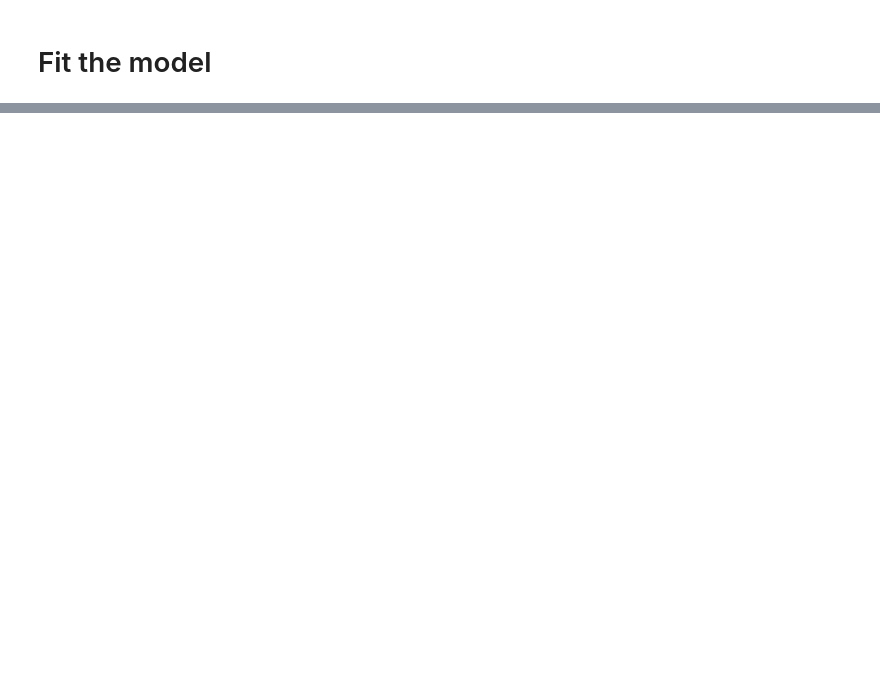
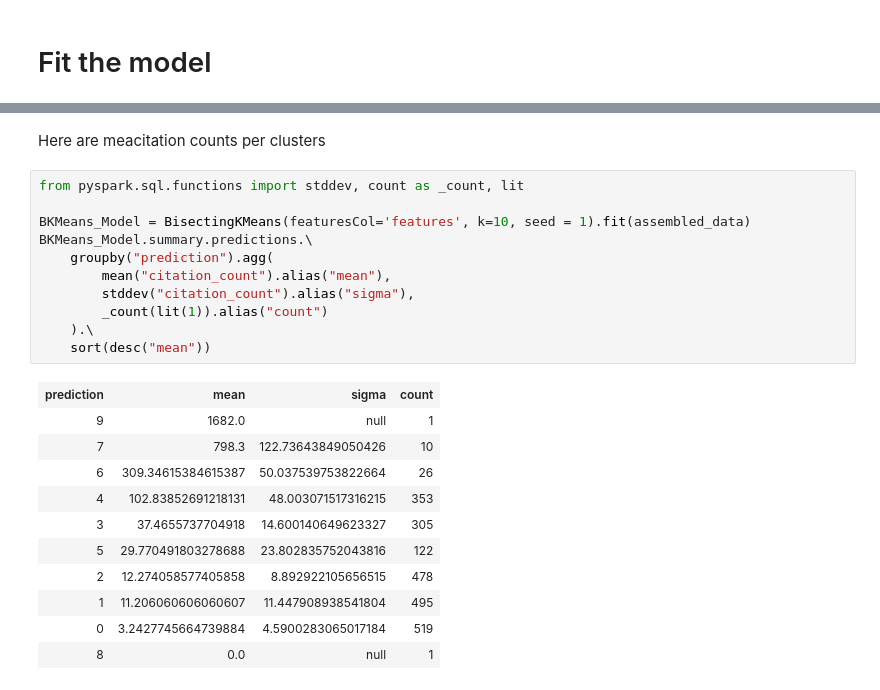
Before and after one commit to ALuchinsky/Spring2022_CS6500, a Jupyter notebook: notebooks/bisectingKMeans.ipynb, the cells around one changed output, grey strips where cells are left out. Saved outputs shown, nothing was run; the diff lists cells and outputs as text; blank space fills up the shorter version.

```diff
--- a/notebooks/bisectingKMeans.ipynb
+++ b/notebooks/bisectingKMeans.ipynb
@@ -240,0 +141,25 @@ only showing top 20 rows
+# %% [markdown]
+Here are meacitation counts per clusters
+# %%
+from pyspark.sql.functions import stddev, count as _count, lit
+
+BKMeans_Model = BisectingKMeans(featuresCol='features', k=10, seed = 1).fit(assembled_data)
+BKMeans_Model.summary.predictions.\
+    groupby("prediction").agg(
+        mean("citation_count").alias("mean"),
+        stddev("citation_count").alias("sigma"),
+        _count(lit(1)).alias("count")
+    ).\
+    sort(desc("mean"))
+# %% [output]
+| prediction | mean | sigma | count |
+| 9 | 1682.0 | null | 1 |
+| 7 | 798.3 | 122.73643849050426 | 10 |
+| 6 | 309.34615384615387 | 50.037539753822664 | 26 |
+| 4 | 102.83852691218131 | 48.003071517316215 | 353 |
+| 3 | 37.4655737704918 | 14.600140649623327 | 305 |
+| 5 | 29.770491803278688 | 23.802835752043816 | 122 |
+| 2 | 12.274058577405858 | 8.892922105656515 | 478 |
+| 1 | 11.206060606060607 | 11.447908938541804 | 495 |
+| 0 | 3.2427745664739884 | 4.5900283065017184 | 519 |
+| 8 | 0.0 | null | 1 |
```
Also changed, not shown: parts of 23 cells of this notebook, 1 other file.
